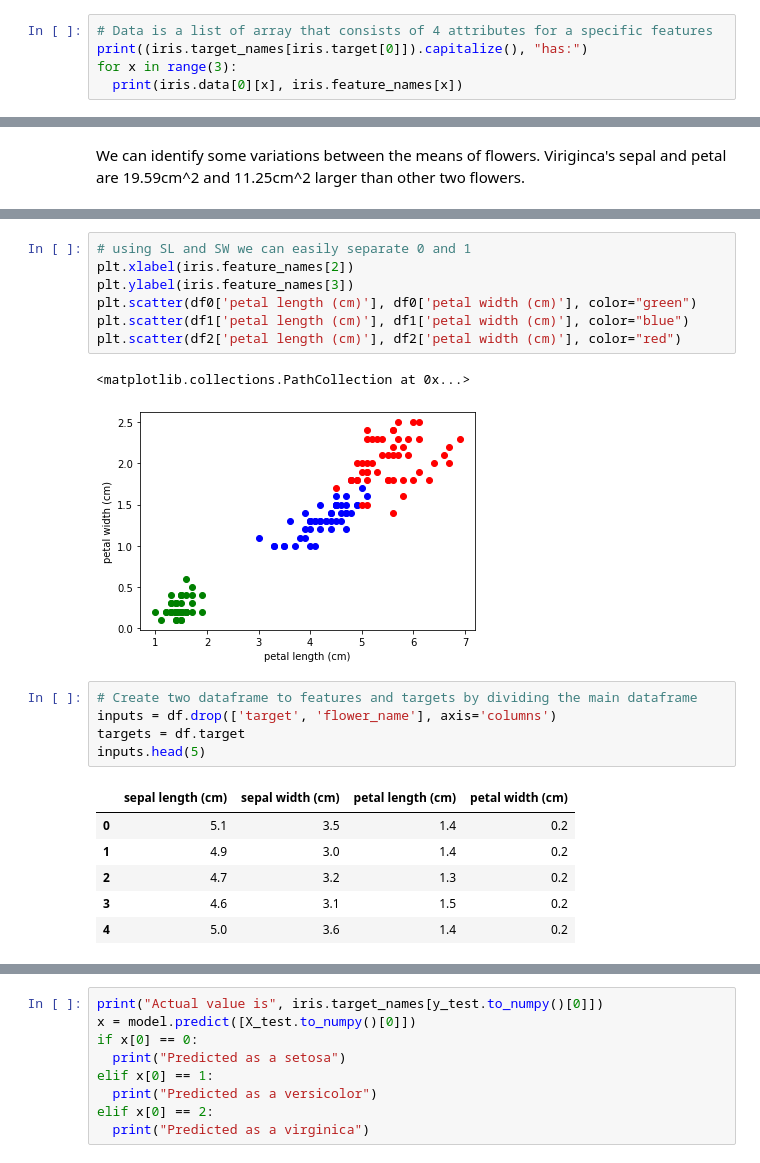
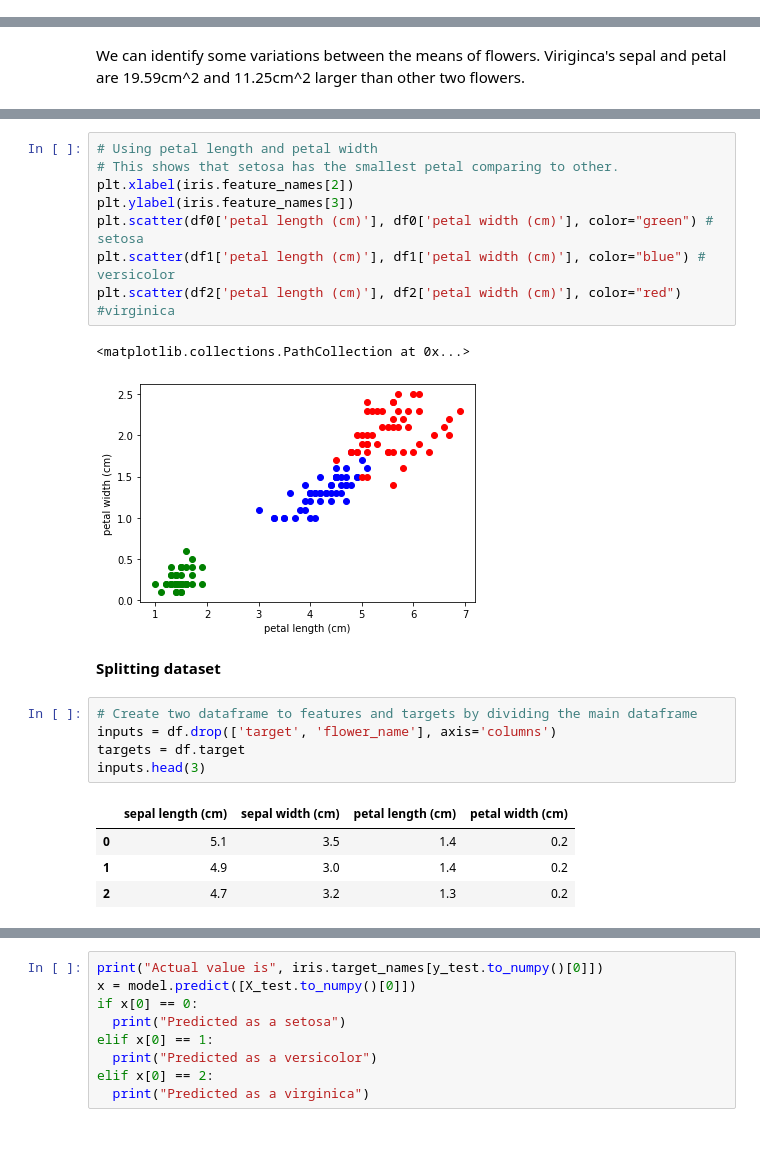
Before and after one commit to niroshank/asp-dotnet-mvc-l10n-app, a Jupyter notebook: Section_C_SVM.ipynb, the cells around one changed output, grey strips where cells are left out. Saved outputs shown, nothing was run; the diff lists cells and outputs as text.

```diff
--- a/Section_C_SVM.ipynb
+++ b/Section_C_SVM.ipynb
@@ -17,5 +9,0 @@ The Iris flower dataset consists of 150 observations, 50 each for setosa, versio
-# %%
-# Data is a list of array that consists of 4 attributes for a specific features
-print((iris.target_names[iris.target[0]]).capitalize(), "has:")
-for x in range(3):
-  print(iris.data[0][x], iris.feature_names[x])
@@ -84,24 +52,25 @@ plt.scatter(df2['sepal length (cm)'], df2['sepal width (cm)'], color="red")
 <matplotlib.collections.PathCollection at 0x...>
 [figure]
 # %%
-# using SL and SW we can easily separate 0 and 1
+# Using petal length and petal width
+# This shows that setosa has the smallest petal comparing to other.
 plt.xlabel(iris.feature_names[2])
 plt.ylabel(iris.feature_names[3])
-plt.scatter(df0['petal length (cm)'], df0['petal width (cm)'], color="green")
-plt.scatter(df1['petal length (cm)'], df1['petal width (cm)'], color="blue")
-plt.scatter(df2['petal length (cm)'], df2['petal width (cm)'], color="red")
+plt.scatter(df0['petal length (cm)'], df0['petal width (cm)'], color="green") # setosa
+plt.scatter(df1['petal length (cm)'], df1['petal width (cm)'], color="blue") # versicolor
+plt.scatter(df2['petal length (cm)'], df2['petal width (cm)'], color="red") #virginica
 # %% [output]
 <matplotlib.collections.PathCollection at 0x...>
 [figure]
+# %% [markdown]
+**Splitting dataset**
 # %%
 # Create two dataframe to features and targets by dividing the main dataframe
 inputs = df.drop(['target', 'flower_name'], axis='columns')
 targets = df.target
-inputs.head(5)
+inputs.head(3)
 # %% [output]
 |  | sepal length (cm) | sepal width (cm) | petal length (cm) | petal width (cm) |
 | 0 | 5.1 | 3.5 | 1.4 | 0.2 |
 | 1 | 4.9 | 3.0 | 1.4 | 0.2 |
 | 2 | 4.7 | 3.2 | 1.3 | 0.2 |
-| 3 | 4.6 | 3.1 | 1.5 | 0.2 |
-| 4 | 5.0 | 3.6 | 1.4 | 0.2 |
```
Also changed, not shown: parts of 26 cells of this notebook.
